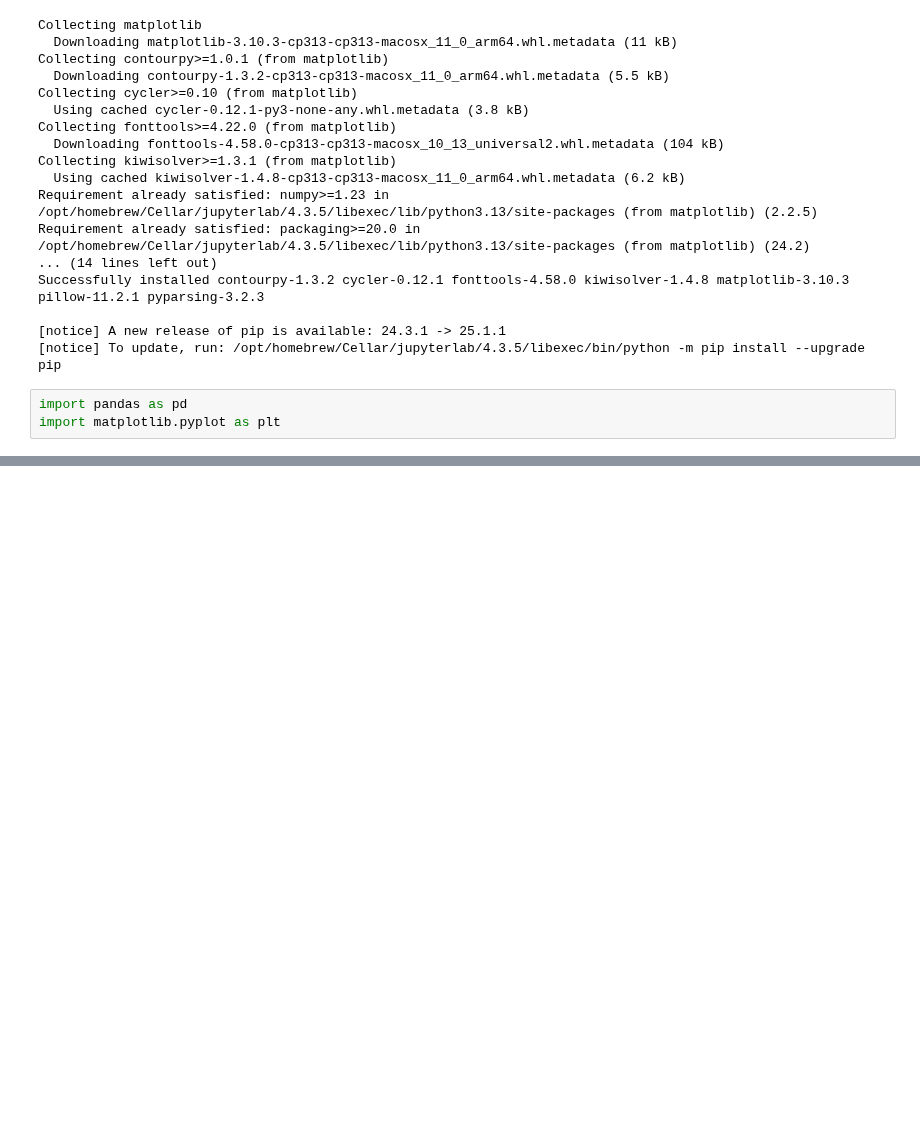
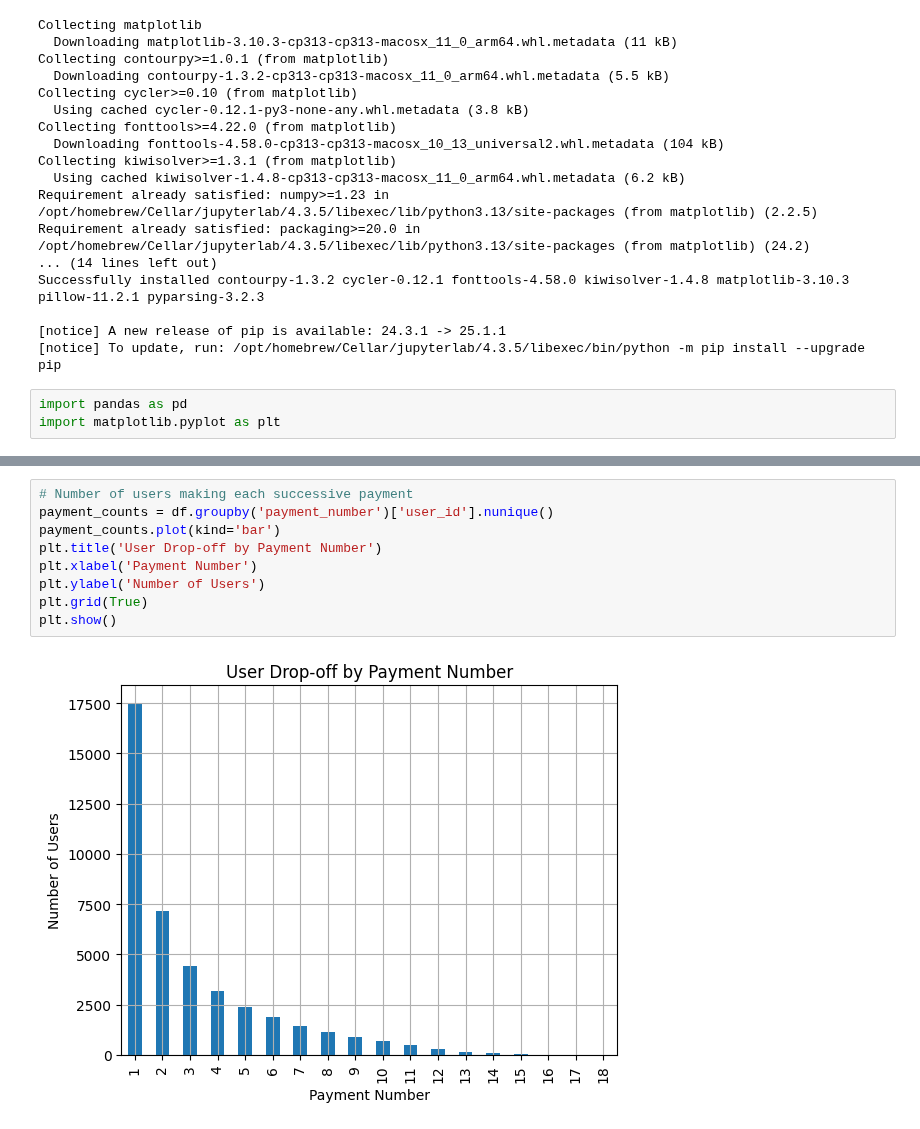
Before and after one commit to OvasProg/product-analysis-python-sql, a Jupyter notebook: 1.1.ipynb, the cells around one changed output, grey strips where cells are left out. Cells and saved outputs as stored; diff of their text form; blank space fills up the shorter version.

Commit message:
Added User Drop-off Curve to task 1.1

```diff
--- a/1.1.ipynb
+++ b/1.1.ipynb
@@ -96,3 +61,14 @@ plt.grid(True)
 plt.show()
 # %% [output]
 [figure]
+# %%
+# Number of users making each successive payment
+payment_counts = df.groupby('payment_number')['user_id'].nunique()
+payment_counts.plot(kind='bar')
+plt.title('User Drop-off by Payment Number')
+plt.xlabel('Payment Number')
+plt.ylabel('Number of Users')
+plt.grid(True)
+plt.show()
+# %% [output]
+[figure, added]
```
Also changed, not shown: parts of 5 cells of this notebook.
